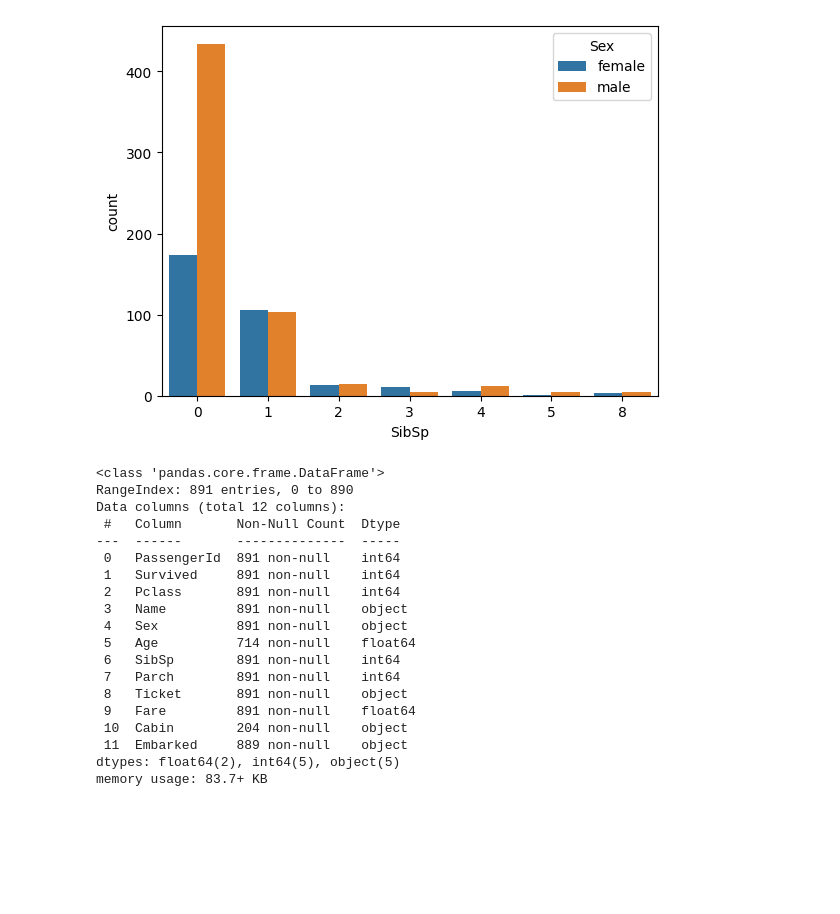
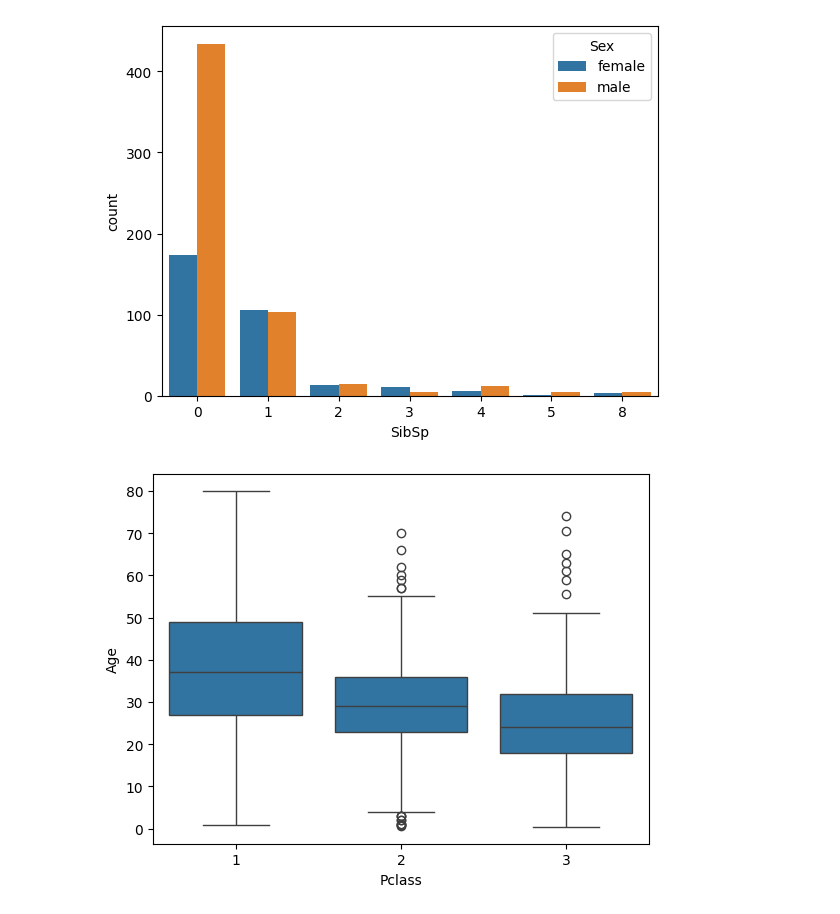
Before and after one commit to Rojina0803/Data-Science-and-Machine-Learning-Workshop, a Jupyter notebook: ML_logistic_reg.ipynb, the cells around one changed output. Drawn from its saved outputs; the diff is of its cells as text; code cells hidden in the pictures; blank space fills up the shorter version.

```diff
--- a/ML_logistic_reg.ipynb
+++ b/ML_logistic_reg.ipynb
@@ -49,26 +49,8 @@ sns.countplot(x="SibSp" ,data=titanic,hue="Sex")
 # %% [output]
 <Axes: xlabel='SibSp', ylabel='count'>
 [figure]
-# %%
-titanic.shape
-titanic.info()
-# %% [output]
-<class 'pandas.core.frame.DataFrame'>
-RangeIndex: 891 entries, 0 to 890
-Data columns (total 12 columns):
- #   Column       Non-Null Count  Dtype
----  ------       --------------  -----
- 0   PassengerId  891 non-null    int64
- 1   Survived     891 non-null    int64
- 2   Pclass       891 non-null    int64
- 3   Name         891 non-null    object
- 4   Sex          891 non-null    object
- 5   Age          714 non-null    float64
- 6   SibSp        891 non-null    int64
- 7   Parch        891 non-null    int64
- 8   Ticket       891 non-null    object
- 9   Fare         891 non-null    float64
- 10  Cabin        204 non-null    object
- 11  Embarked     889 non-null    object
-dtypes: float64(2), int64(5), object(5)
-memory usage: 83.7+ KB
+# %%
+sns.boxplot(x="Pclass", y="Age", data=titanic)
+plt.show()
+# %% [output]
+[figure, added]
```
Also changed, not shown: parts of 20 cells of this notebook, 19 other files.
